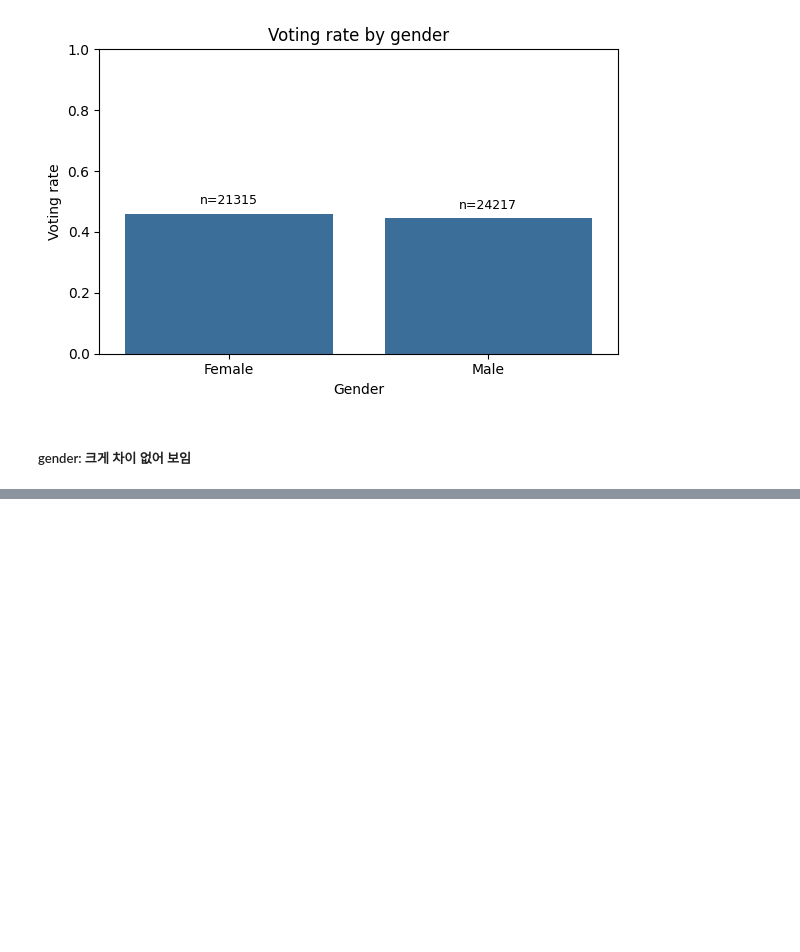
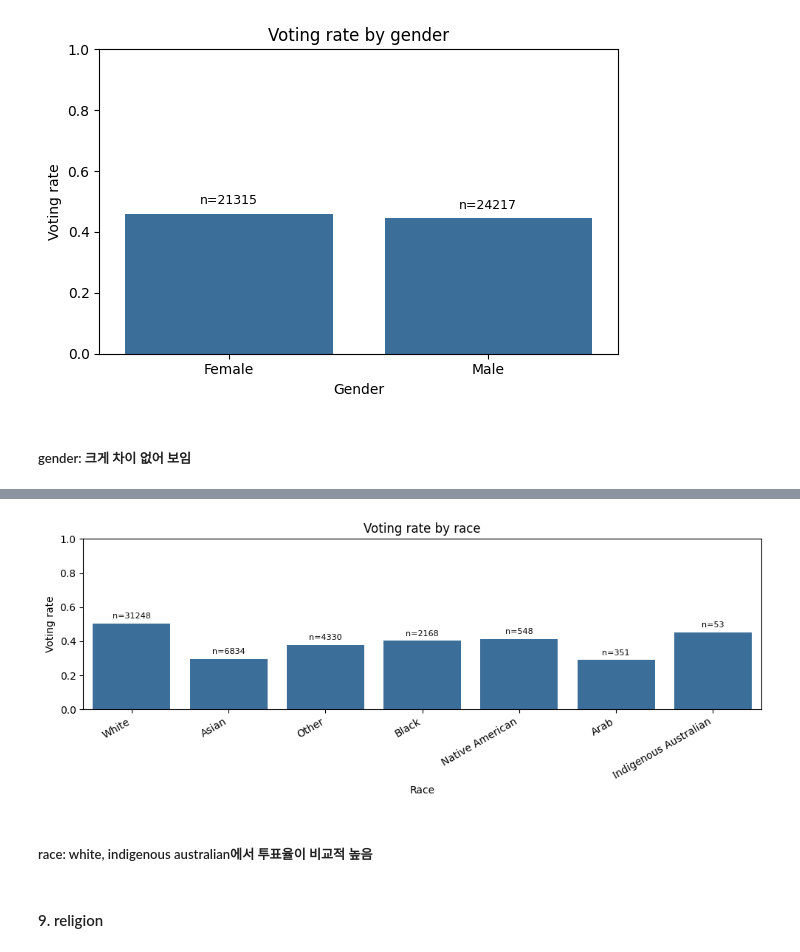
Before and after one commit to hyem1013/vote-AI, a Jupyter notebook: notebooks/hyemin/01_EDA.ipynb, the cells around one changed output, grey strips where cells are left out. Drawn from its saved outputs; the diff is of its cells as text; code cells hidden in the pictures; blank space fills up the shorter version.

```diff
--- a/notebooks/hyemin/01_EDA.ipynb
+++ b/notebooks/hyemin/01_EDA.ipynb
@@ -1012,0 +1127,10 @@ plt.show()
+# %%
+# 1. race 요약 테이블
+race_summary = (
+    df_eda
+    .groupby("race")
+    .agg(voted_rate=("voted_bin","mean"), n=("voted_bin","size"))
+    .reset_index()
+    .sort_values("n", ascending=False)
+)
+race_summary
@@ -1012,0 +1146,38 @@ plt.show()
+# %%
+# 2. 시각화
+plt.figure(figsize=(10,4))
+ax = sns.barplot(
+    data=race_summary,
+    x="race",
+    y="voted_rate",
+    color="#2c6faa"
+)
+
+ax.set_ylim(0, 1)
+ax.set_xlabel("Race")
+ax.set_ylabel("Voting rate")
+ax.set_title("Voting rate by race")
+
+# x축 라벨 기울이기 (필수)
+plt.xticks(rotation=30, ha="right")
+
+# 막대 끝 기준 n 표시
+for patch, (_, row) in zip(ax.patches, race_summary.iterrows()):
+    height = patch.get_height()
+    ax.text(
+        patch.get_x() + patch.get_width() / 2,
+        height + 0.02,
+        f'n={int(row["n"])}',
+        ha="center",
+        va="bottom",
+        fontsize=8
+    )
+
+plt.tight_layout()
+plt.show()
+# %% [output]
+[figure, added]
+# %% [markdown]
+##### race: white, indigenous australian에서 투표율이 비교적 높음
+# %% [markdown]
+#### 9. religion
```
Also changed, not shown: parts of 28 cells of this notebook, 1 other file.
